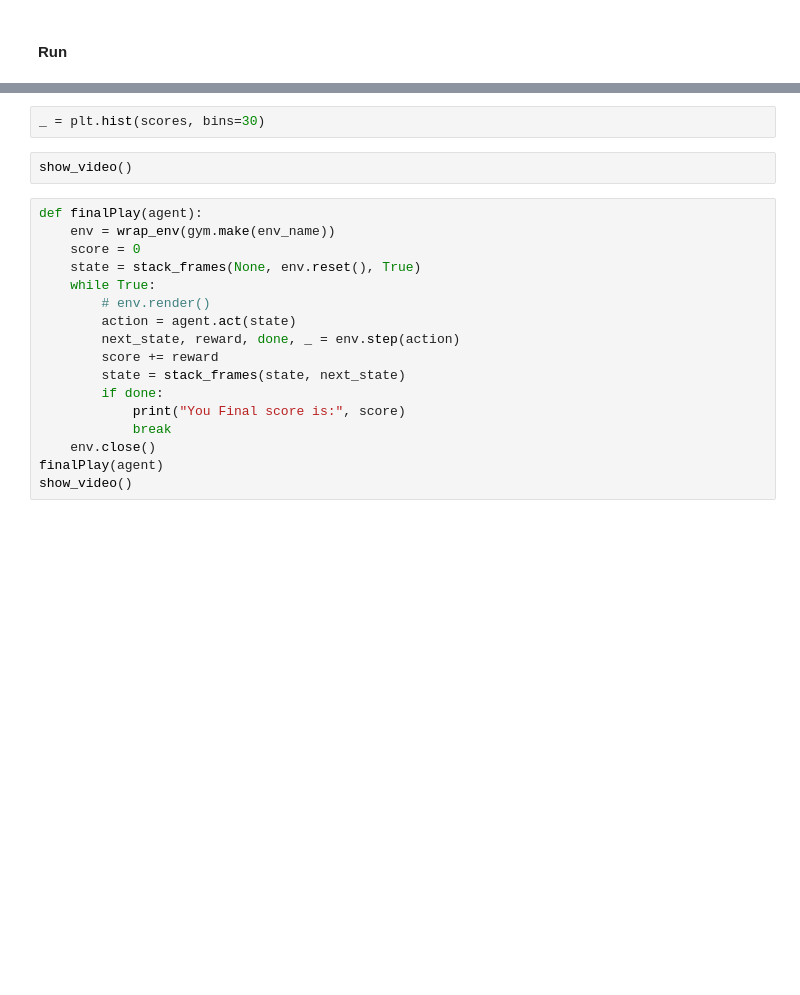
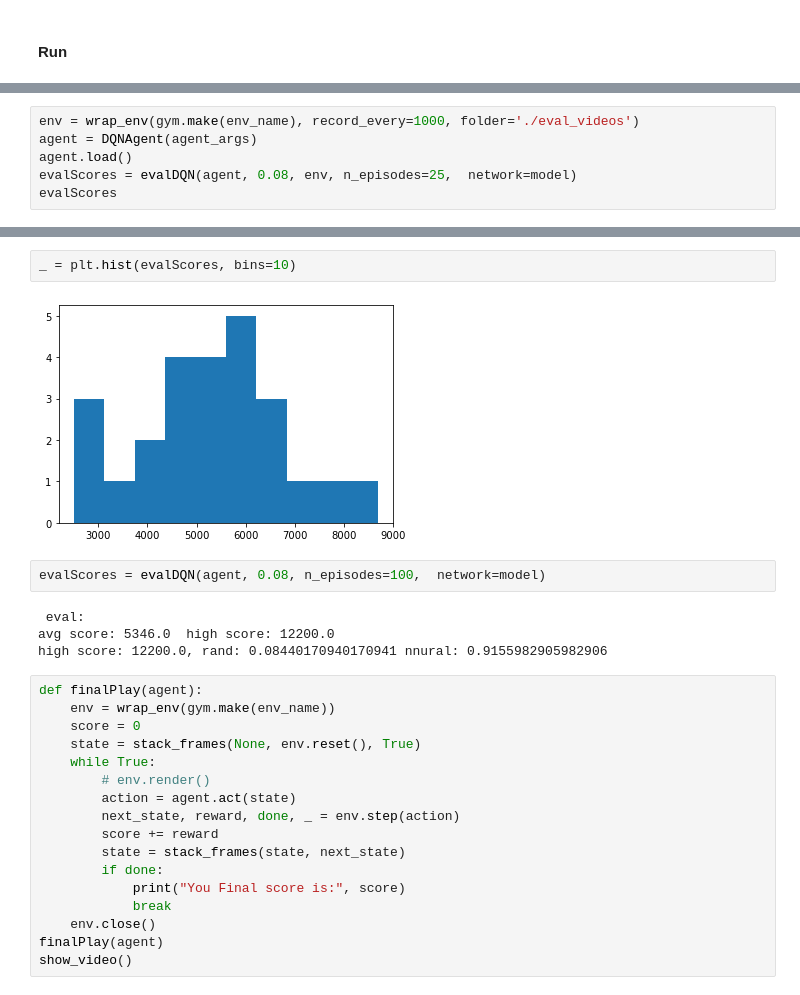
Before and after one commit to MElena14/COMP341, a Jupyter notebook: assignment2.ipynb, the cells around one changed output, grey strips where cells are left out. Drawn from its saved outputs; the diff is of its cells as text; blank space fills up the shorter version.

```diff
--- a/assignment2.ipynb
+++ b/assignment2.ipynb
@@ -593,0 +596,6 @@ KeyboardInterrupt:
+# %%
+env = wrap_env(gym.make(env_name), record_every=1000, folder='./eval_videos')
+agent = DQNAgent(agent_args)
+agent.load()
+evalScores = evalDQN(agent, 0.08, env, n_episodes=25,  network=model)
+evalScores
@@ -594,7 +624,13 @@ KeyboardInterrupt:
 # %%
-_ = plt.hist(scores, bins=30)
+_ = plt.hist(evalScores, bins=10)
+# %% [output]
+[figure, added]
-# %%
-show_video()
+# %%
+evalScores = evalDQN(agent, 0.08, n_episodes=100,  network=model)
+# %% [output]
+ eval:
+avg score: 5346.0  high score: 12200.0
+high score: 12200.0, rand: 0.08440170940170941 nnural: 0.9155982905982906
 # %%
 def finalPlay(agent):
     env = wrap_env(gym.make(env_name))
```
Also changed, not shown: parts of 11 cells of this notebook.
